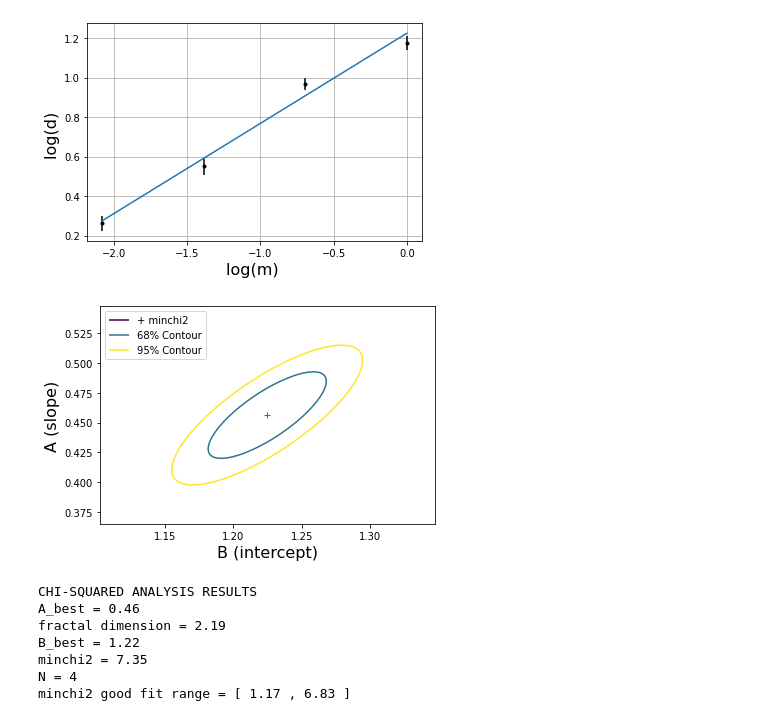
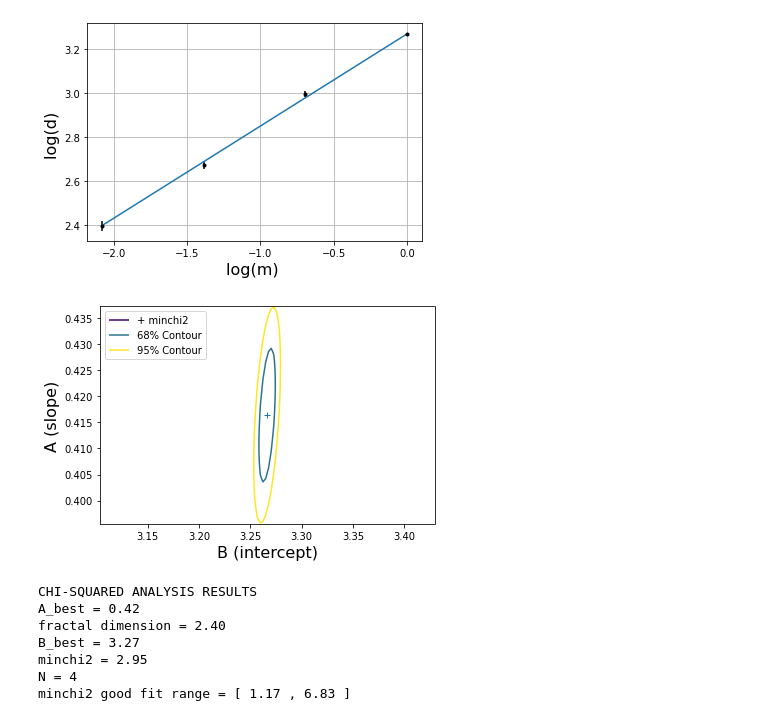
Before and after one commit to VyomSachan/scripts, a Jupyter notebook: fractals.ipynb, the cells around one changed output. Cells and saved outputs as stored; diff of their text form; code cells hidden in the pictures.

```diff
--- a/fractals.ipynb
+++ b/fractals.ipynb
@@ -34,10 +34,10 @@ import numpy as np
 m = np.array([1, 0.5, 0.25, 0.125])
 
 # Radii of crumpled paper balls
-r1 = np.array([3.1, 3.1, 3.5])
-r2 = np.array([2.8, 2.6, 2.5])
-r3 = np.array([1.9, 1.7, 1.6])
-r4 = np.array([1.4, 1.3, 1.2])
+r1 = np.array([26.5, 26, 26])
+r2 = np.array([20, 19.5, 20.5])
+r3 = np.array([14.5, 14, 15])
+r4 = np.array([11, 10.5, 11.5])
 
 r = np.array([mean(r1), mean(r2), mean(r3), mean(r4)])
 N = len(r)
@@ -83,42 +83,42 @@ plt.plot(x,Abest*x+Bbest)
 plt.figure()
 levels=[minchi2,minchi2+2.3,minchi2+6]
 Z=plt.contour(B,A,chi2,levels)
-plt.ylim(Abest-0.2*Abest,Abest+0.2*Abest)
-plt.xlim(Bbest-0.1*Bbest,Bbest+0.1*Bbest)
+plt.ylim(Abest-0.05*Abest,Abest+0.05*Abest)
+plt.xlim(Bbest-0.05*Bbest,Bbest+0.05*Bbest)
 plt.plot(Bbest,Abest,'+')
 plt.ylabel('A (slope)',fontsize=16)
 plt.xlabel('B (intercept)',fontsize=16)
 
 # add legend
 artists, labels = Z.legend_elements()
 plt.legend(handles=artists, labels=["+ minchi2","68% Contour","95% Contour"], loc='upper left')
 plt.show()
 
 # display main results
 print("CHI-SQUARED ANALYSIS RESULTS")
 Abest_float = "{:.2f}".format(Abest)
 fd = "{:.2f}".format(1/Abest)
 print("A_best =",Abest_float)
 print("fractal dimension =",fd)
 Bbest_float = "{:.2f}".format(Bbest)
 print("B_best =",Bbest_float)
 minchi2_float = "{:.2f}".format(minchi2)
 print("minchi2 =",minchi2_float)
 print("N =", N)
 N_min_float = "{:.2f}".format(N-sqrt(2*N))
 N_max_float = "{:.2f}".format(N+sqrt(2*N))
 print("minchi2 good fit range = [",N_min_float, ",",N_max_float,"]")
 # contour68 = "{:.2f}".format(levels[1])
 # print("chi2 for 68% Contour =", contour68)
 # contour95 = "{:.2f}".format(levels[2])
 # print("chi2 for 95% Contour =", contour95)
 # %% [output]
-[figure, old version]
+[figure, new version]
-[figure, old version]
+[figure, new version]
 CHI-SQUARED ANALYSIS RESULTS
-A_best = 0.46
-fractal dimension = 2.19
-B_best = 1.22
-minchi2 = 7.35
+A_best = 0.42
+fractal dimension = 2.40
+B_best = 3.27
+minchi2 = 2.95
 N = 4
 minchi2 good fit range = [ 1.17 , 6.83 ]
```
Also changed, not shown: parts of 1 cell of this notebook.
